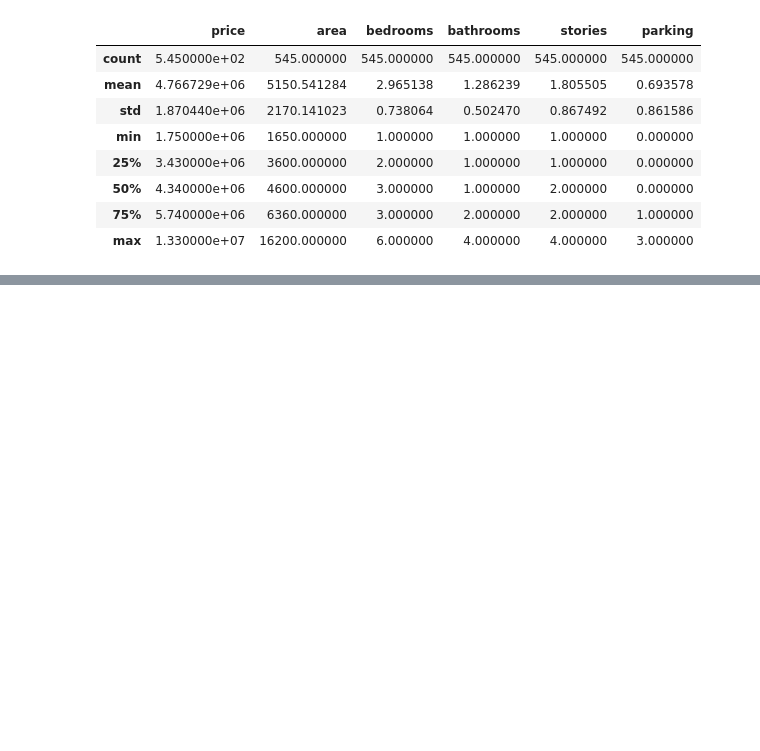
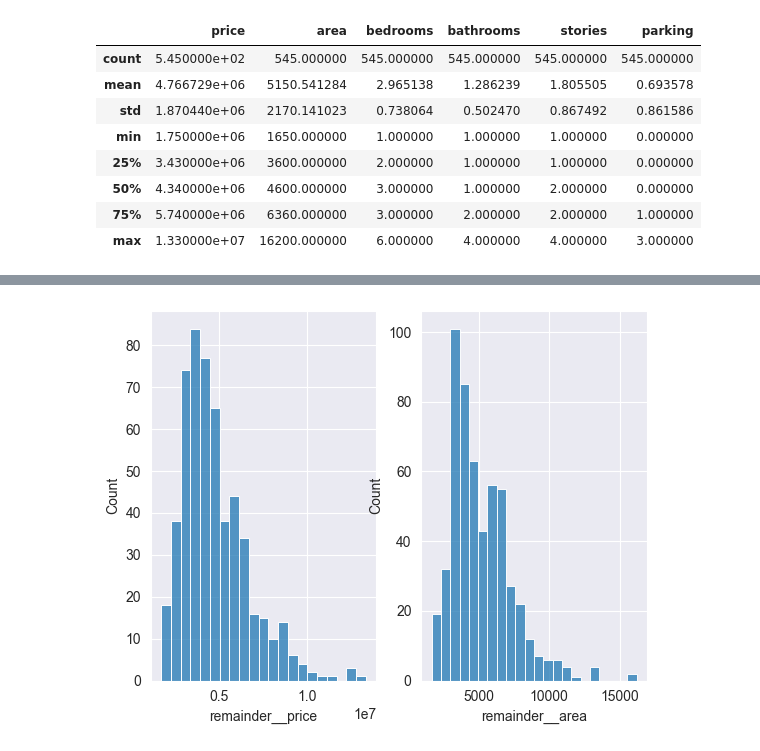
Before and after one commit to aleksandardpantic/housing-price-prediction, a Jupyter notebook: dataset_inspect.ipynb, the cells around one changed output, grey strips where cells are left out. Saved outputs shown, nothing was run; the diff lists cells and outputs as text; code cells hidden in the pictures; blank space fills up the shorter version.

```diff
--- a/dataset_inspect.ipynb
+++ b/dataset_inspect.ipynb
@@ -68,0 +91,7 @@ sns.heatmap(dataset[numerical_cols].corr(), annot=True)
+# %%
+fig, ax =plt.subplots(1,2)
+sns.histplot(dataset['remainder__price'], ax=ax[0])
+sns.histplot(dataset['remainder__area'], ax=ax[1])
+plt.show()
+# %% [output]
+[figure, added]
```
Also changed, not shown: parts of 5 cells of this notebook, 10 other files.
